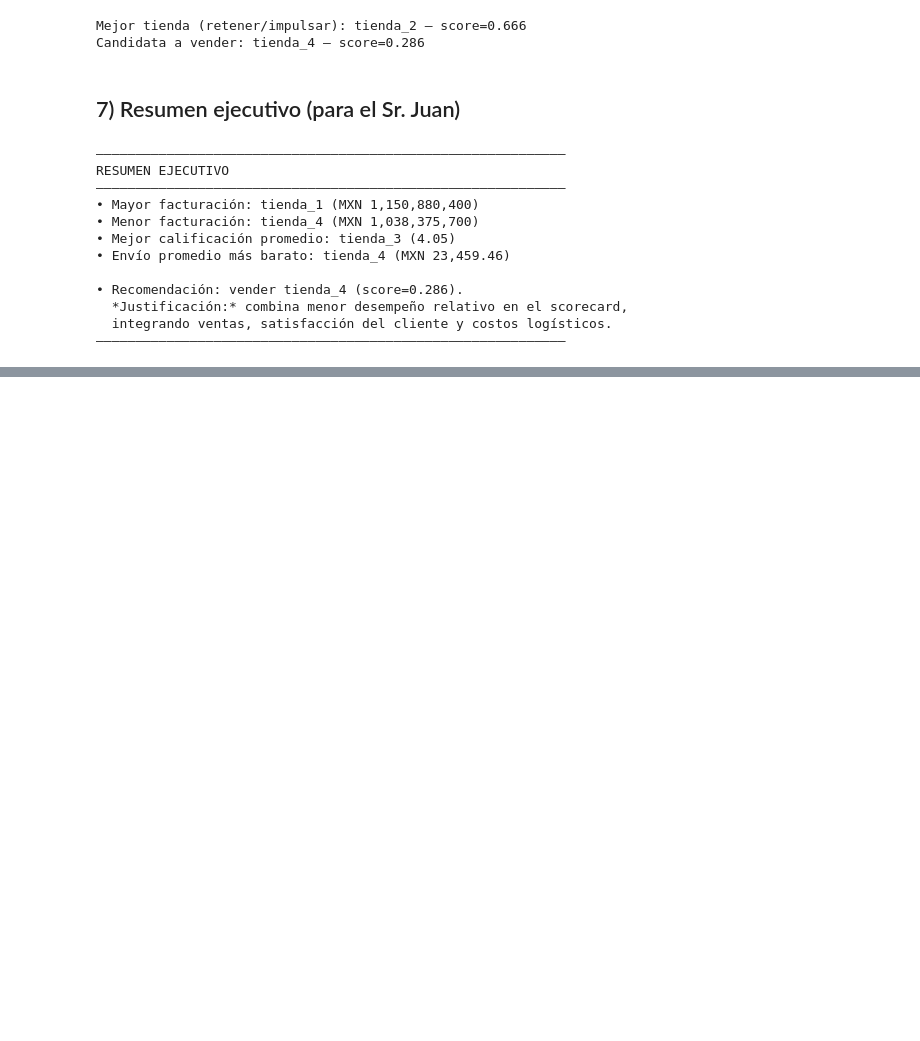
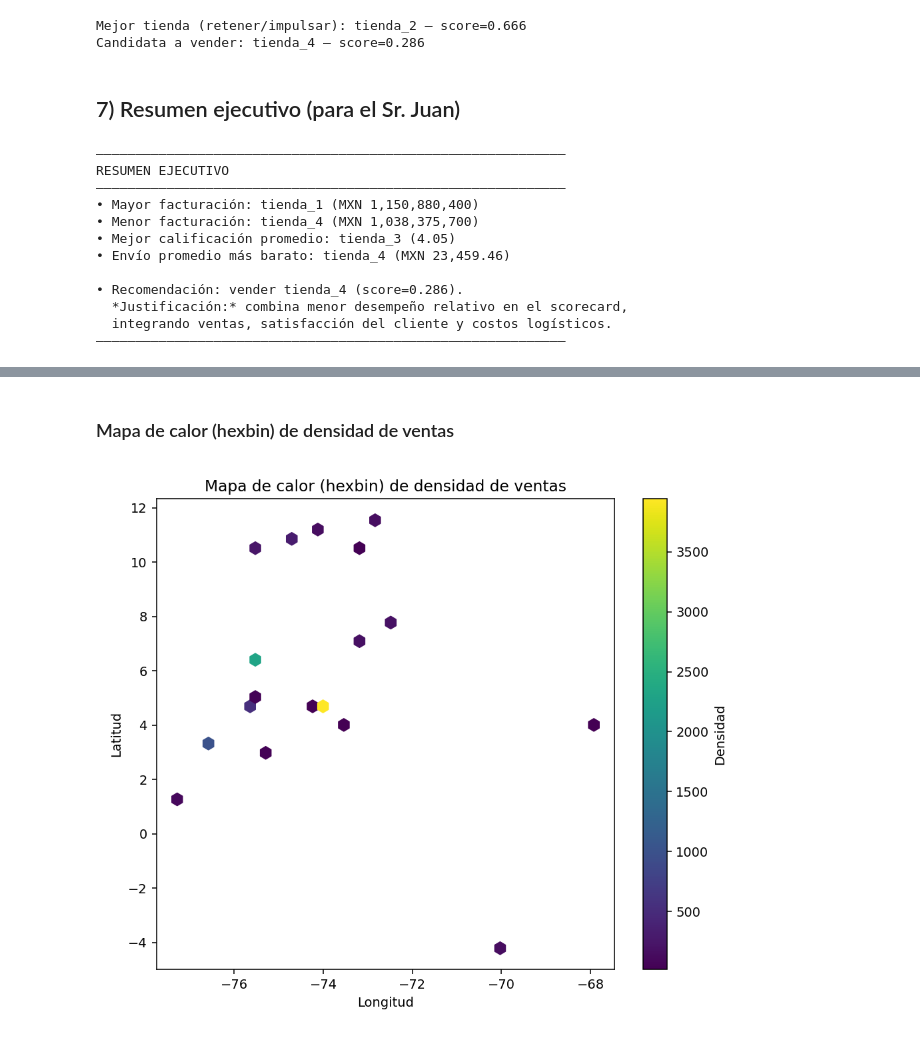
Before and after one commit to atapia9/tiendas-juan-webpkg, a Jupyter notebook: notebooks/InformeTiendasAlura.ipynb, the cells around one changed output, grey strips where cells are left out. Cells and saved outputs as stored; diff of their text form; code cells hidden in the pictures; blank space fills up the shorter version.

```diff
--- a/notebooks/InformeTiendasAlura.ipynb
+++ b/notebooks/InformeTiendasAlura.ipynb
@@ -706,0 +752,7 @@ print("📊 Agregados espaciales guardados:", agg_path)
+# %% [markdown]
+### Mapa de calor (hexbin) de densidad de ventas
+# %%
+from IPython.display import Image
+Image(filename='../assets/geo_heatmap_hexbin_city.png')
+# %% [output]
+[figure, added]
```
Also changed, not shown: parts of 23 cells of this notebook.
